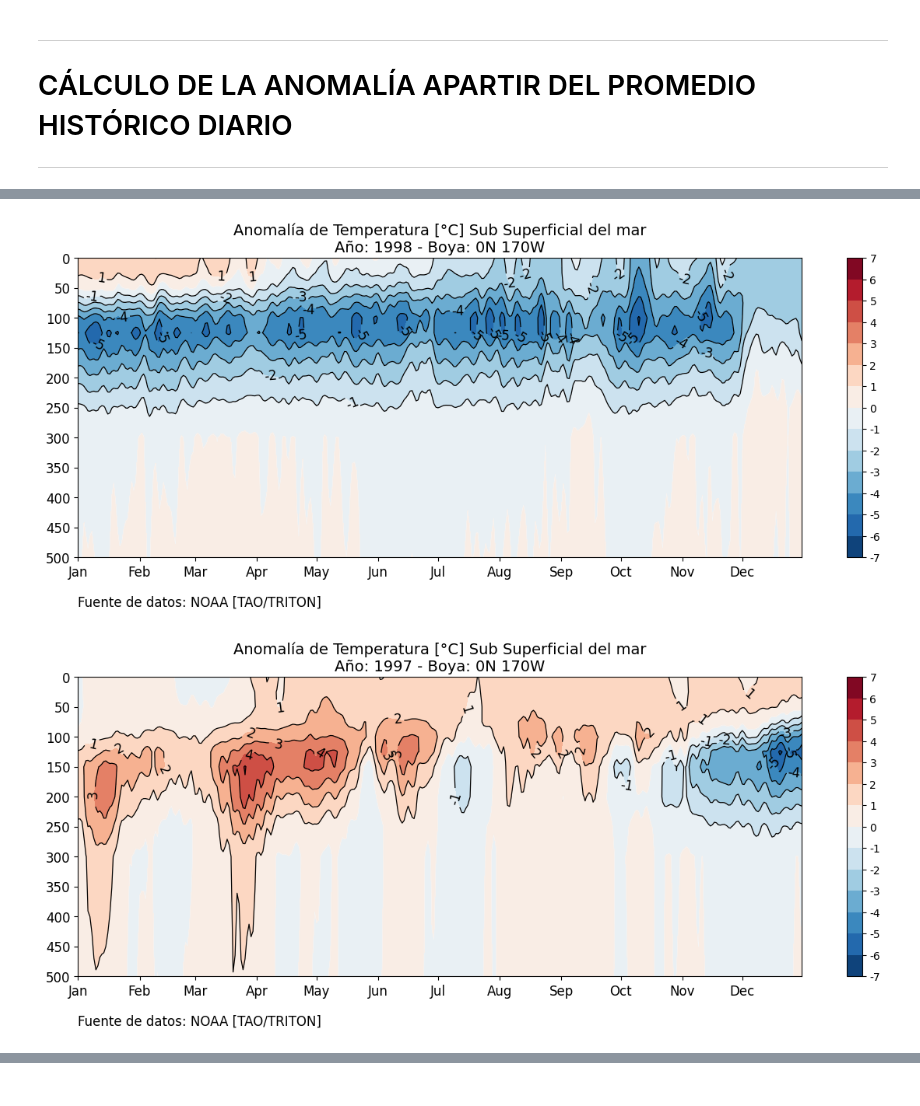
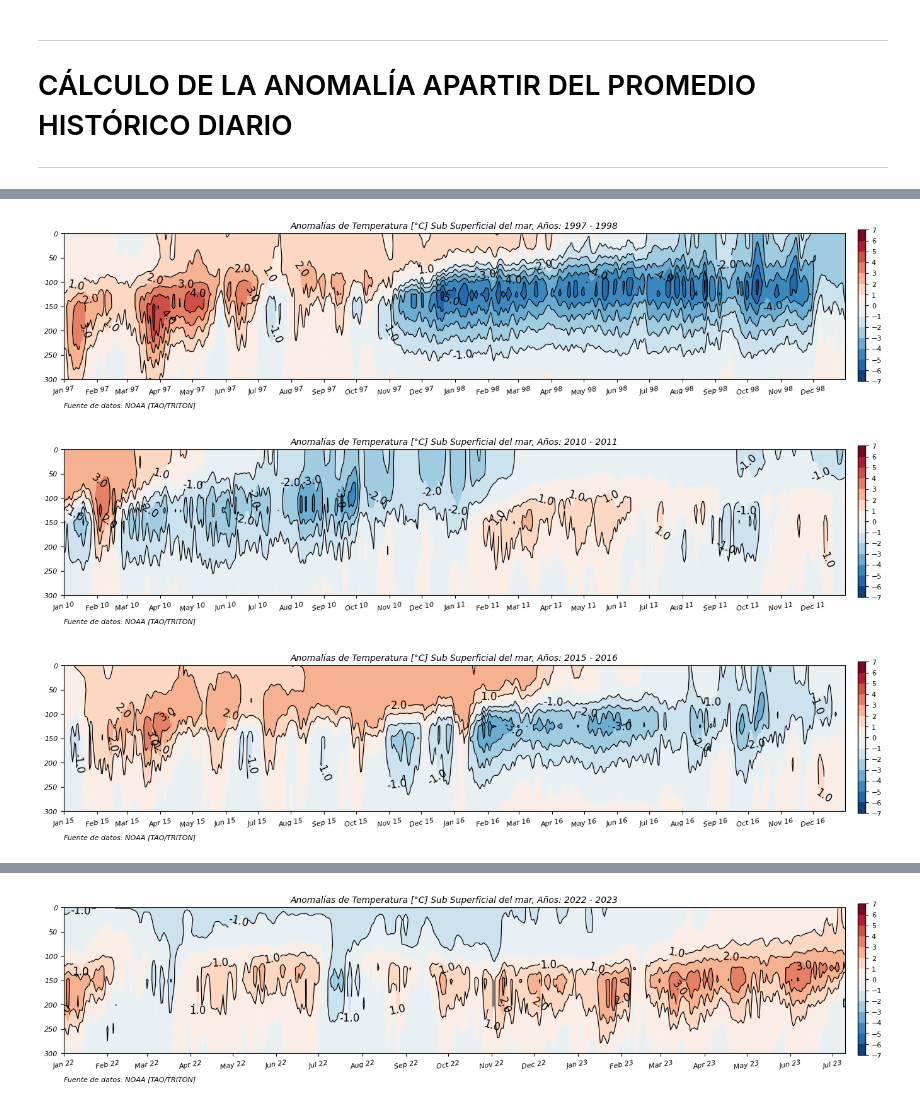
Before and after one commit to MaicolDLC/OCEANOGRAFIA-UNALM, a Jupyter notebook: BOYA 0N-170W/AnomalíaTempsubSuperficial_BOYA_0N_170W.ipynb, the cells around one changed output, grey strips where cells are left out. Cells and saved outputs as stored; diff of their text form; code cells hidden in the pictures.

```diff
--- a/BOYA 0N-170W/AnomalíaTempsubSuperficial_BOYA_0N_170W.ipynb
+++ b/BOYA 0N-170W/AnomalíaTempsubSuperficial_BOYA_0N_170W.ipynb
@@ -83,3 +117,8 @@ Attributes:
+# %%
+# Eliminamos las profundidades con pocos datos
+profundidades_eliminar = [5,9,10,13,49,53,103,153,175]
+# Eliminamos y la asignamos a la misma variable de los datos observados
+ds = ds.drop_sel(depth=profundidades_eliminar)
 # %% [markdown]
 
 ---
@@ -124,7 +162,0 @@ anom.T_20.plot()
-# %%
-# Eliminamos las profundidades con pocos datos (Menos de 5000 datos)
-profundidades_eliminar = [5.,   9.,  10.,  13.,  49.,  53., 103., 153., 175]
-
-# Eliminamos y la asignamos a la misma variable del promedio histórico
-anom = anom.drop_sel(depth=profundidades_eliminar)
-anom
@@ -275,8 +282,27 @@ for year in years:
+# %%
+years = [1997,1998]
+for i in range(len(years)-1):
+  year = years[i]
+  next_year = years[i+1]
+  years_unidosxd = anom_interp.T_20.sel(time=slice(f'{year}-01-01', f'{next_year}-12-31'))
+  Anom(years_unidosxd,0.9) # Ajustar el suavizado (valores mayores a 0)
+# %% [output]
+[figure, added]
+# %%
+years = [2010,2011]
+for i in range(len(years)-1):
+  year = years[i]
+  next_year = years[i+1]
+  years_unidosxd = anom_interp.T_20.sel(time=slice(f'{year}-01-01', f'{next_year}-12-31'))
+  Anom(years_unidosxd,0.85) # Ajustar el suavizado (valores mayores a 0)
+# %% [output]
+[figure, added]
 # %%
-# GRÁFICA CON INTERPOLACIÓN:
-years = [1998,1997,2010,2015,2016,2017,2018]
-for year in years:
-  Anom(anom_interp.T_20.sel(time=slice(f'{year}-01-01',f'{year}-12-31')),1)
+years = [2015,2016]
+for i in range(len(years)-1):
+  year = years[i]
+  next_year = years[i+1]
+  years_unidosxd = anom_interp.T_20.sel(time=slice(f'{year}-01-01', f'{next_year}-12-31'))
+  Anom(years_unidosxd,0.85) # Ajustar el suavizado (valores mayores a 0)
 # %% [output]
-[figure, old version]
+[figure, new version]
-[figure, removed]
@@ -288,3 +309,12 @@ for year in years:
+# %%
+years = [2022,2023]
+for i in range(len(years)-1):
+  year = years[i]
+  next_year = years[i+1]
+  years_unidosxd = anom_interp.T_20.sel(time=slice(f'{year}-01-01', f'{next_year}-12-31'))
+  Anom(years_unidosxd,0.65) # Ajustar el suavizado (valores mayores a 0)
+# %% [output]
+[figure, added]
 # %% [markdown]
 
 
```
Also changed, not shown: parts of 20 cells of this notebook, 1 other file.
